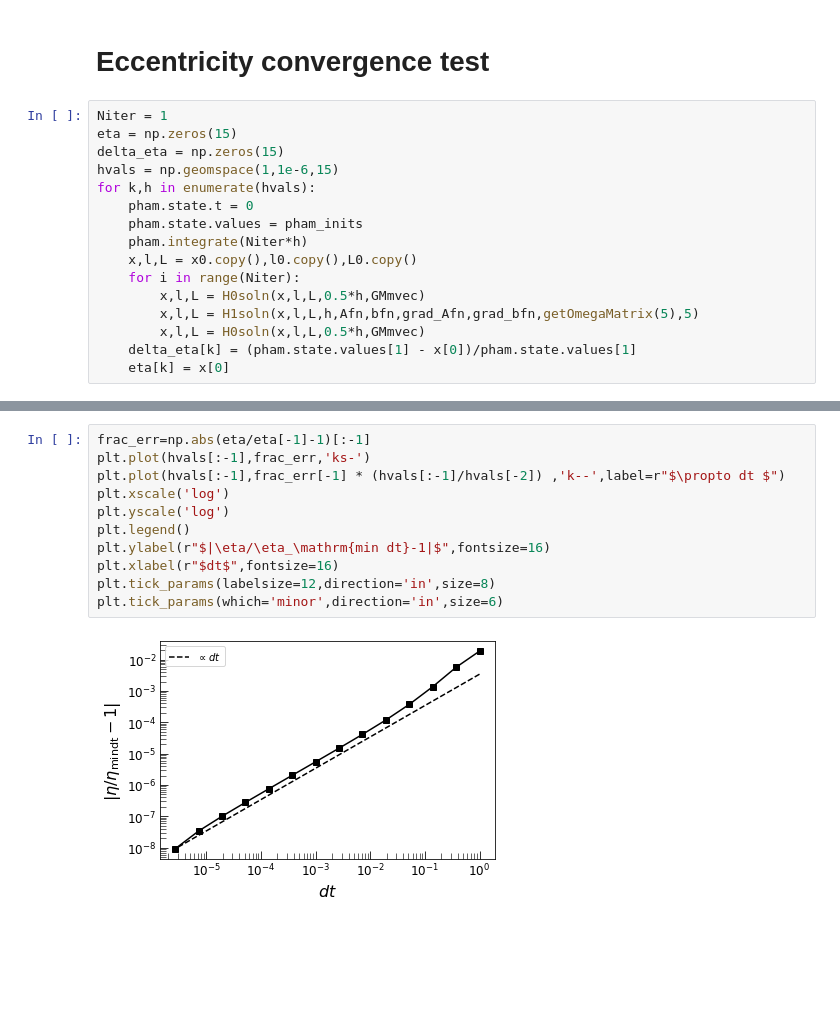
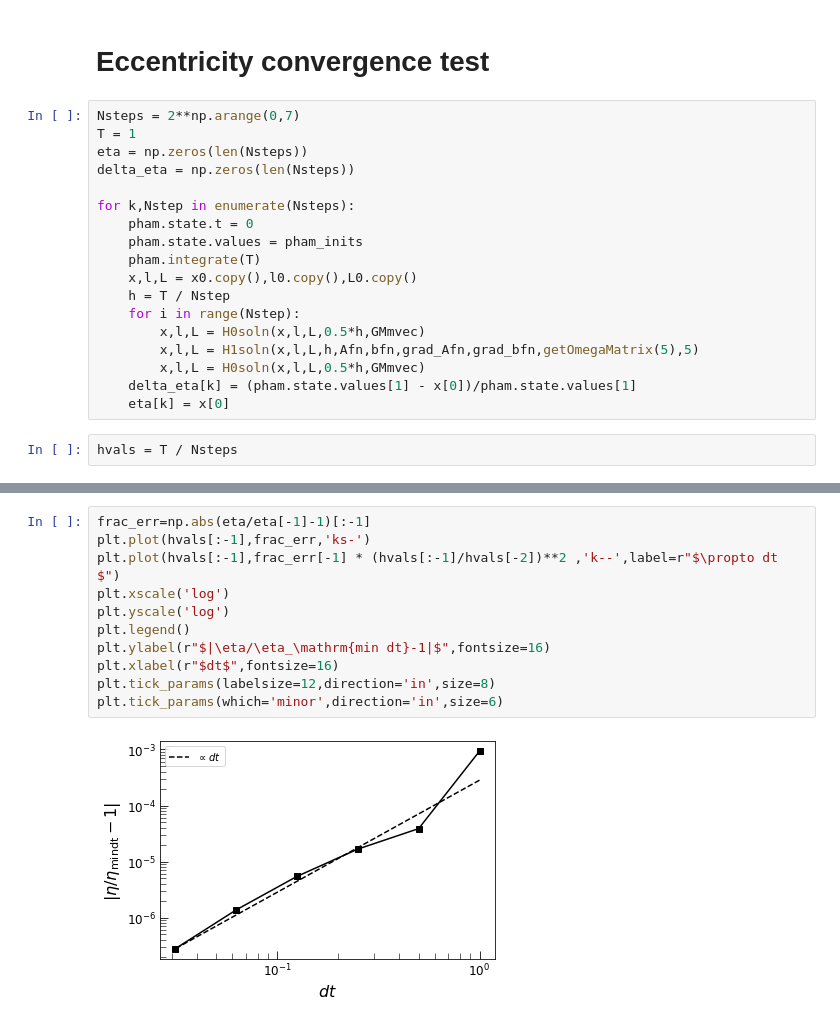
Before and after one commit to shadden/InstabilitiesOfCompactSystems, a Jupyter notebook: notebooks/SplittingMethodTest.ipynb, the cells around one changed output, grey strips where cells are left out. Cells and saved outputs as stored; diff of their text form; blank space fills up the shorter version.

```diff
--- a/notebooks/SplittingMethodTest.ipynb
+++ b/notebooks/SplittingMethodTest.ipynb
@@ -224,21 +224,25 @@ for i in range(5):
 # %% [markdown]
 # Eccentricity convergence test
+# %%
+Nsteps = 2**np.arange(0,7)
+T = 1
+eta = np.zeros(len(Nsteps))
+delta_eta = np.zeros(len(Nsteps))
+
+for k,Nstep in enumerate(Nsteps):
+    pham.state.t = 0
+    pham.state.values = pham_inits
+    pham.integrate(T)
+    x,l,L = x0.copy(),l0.copy(),L0.copy()
+    h = T / Nstep
+    for i in range(Nstep):
+        x,l,L = H0soln(x,l,L,0.5*h,GMmvec)
+        x,l,L = H1soln(x,l,L,h,Afn,bfn,grad_Afn,grad_bfn,getOmegaMatrix(5),5)
+        x,l,L = H0soln(x,l,L,0.5*h,GMmvec)
+    delta_eta[k] = (pham.state.values[1] - x[0])/pham.state.values[1]
+    eta[k] = x[0]
 # %%
-Niter = 1
-eta = np.zeros(15)
-delta_eta = np.zeros(15)
-hvals = np.geomspace(1,1e-6,15)
-for k,h in enumerate(hvals):
-    pham.state.t = 0
-    pham.state.values = pham_inits
-    pham.integrate(Niter*h)
-    x,l,L = x0.copy(),l0.copy(),L0.copy()
-    for i in range(Niter):
-        x,l,L = H0soln(x,l,L,0.5*h,GMmvec)
-        x,l,L = H1soln(x,l,L,h,Afn,bfn,grad_Afn,grad_bfn,getOmegaMatrix(5),5)
-        x,l,L = H0soln(x,l,L,0.5*h,GMmvec)
-    delta_eta[k] = (pham.state.values[1] - x[0])/pham.state.values[1]
-    eta[k] = x[0]
+hvals = T / Nsteps
 # %%
 plt.plot(hvals,np.abs(delta_eta),'ks-')
 plt.xscale('log')
@@ -252,13 +256,13 @@ plt.tick_params(which='minor',direction='in',size=6)
 # %%
 frac_err=np.abs(eta/eta[-1]-1)[:-1]
 plt.plot(hvals[:-1],frac_err,'ks-')
-plt.plot(hvals[:-1],frac_err[-1] * (hvals[:-1]/hvals[-2]) ,'k--',label=r"$\propto dt $")
+plt.plot(hvals[:-1],frac_err[-1] * (hvals[:-1]/hvals[-2])**2 ,'k--',label=r"$\propto dt $")
 plt.xscale('log')
 plt.yscale('log')
 plt.legend()
 plt.ylabel(r"$|\eta/\eta_\mathrm{min dt}-1|$",fontsize=16)
 plt.xlabel(r"$dt$",fontsize=16)
 plt.tick_params(labelsize=12,direction='in',size=8)
 plt.tick_params(which='minor',direction='in',size=6)
 # %% [output]
-[figure, old version]
+[figure, new version]
```
Also changed, not shown: parts of 5 cells of this notebook.
